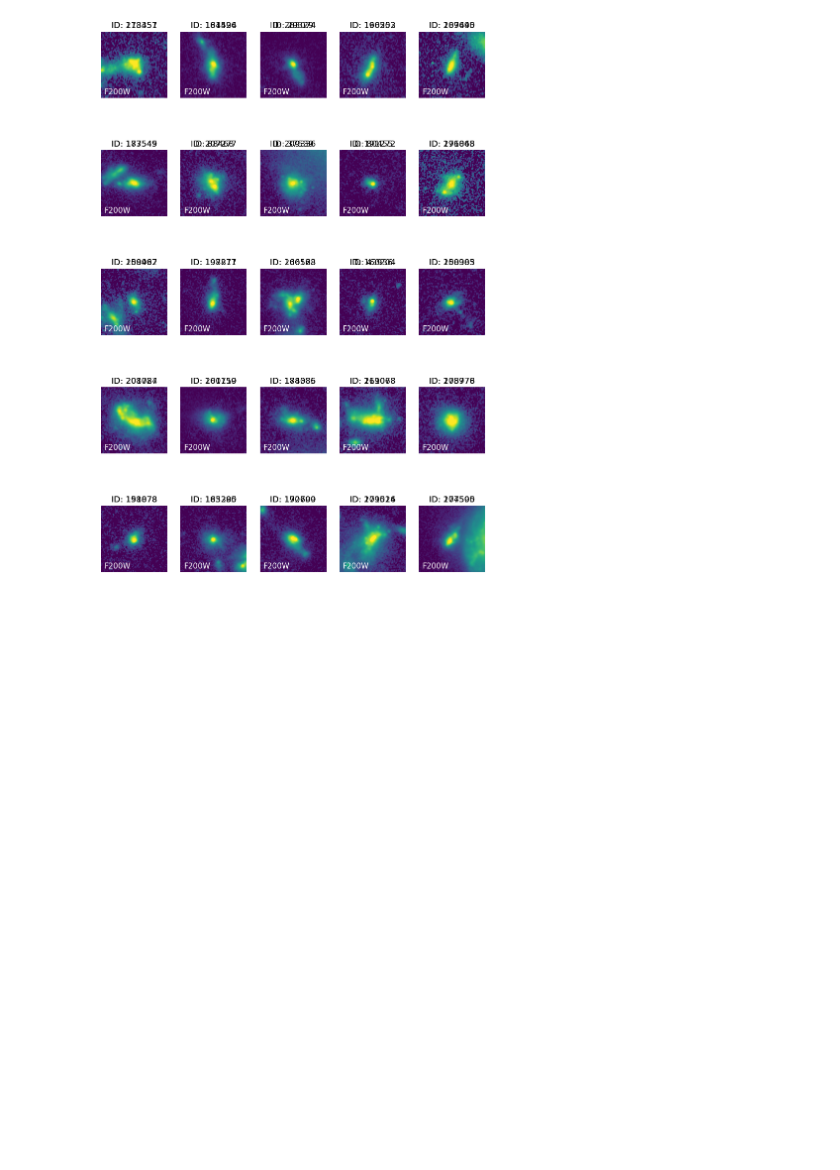
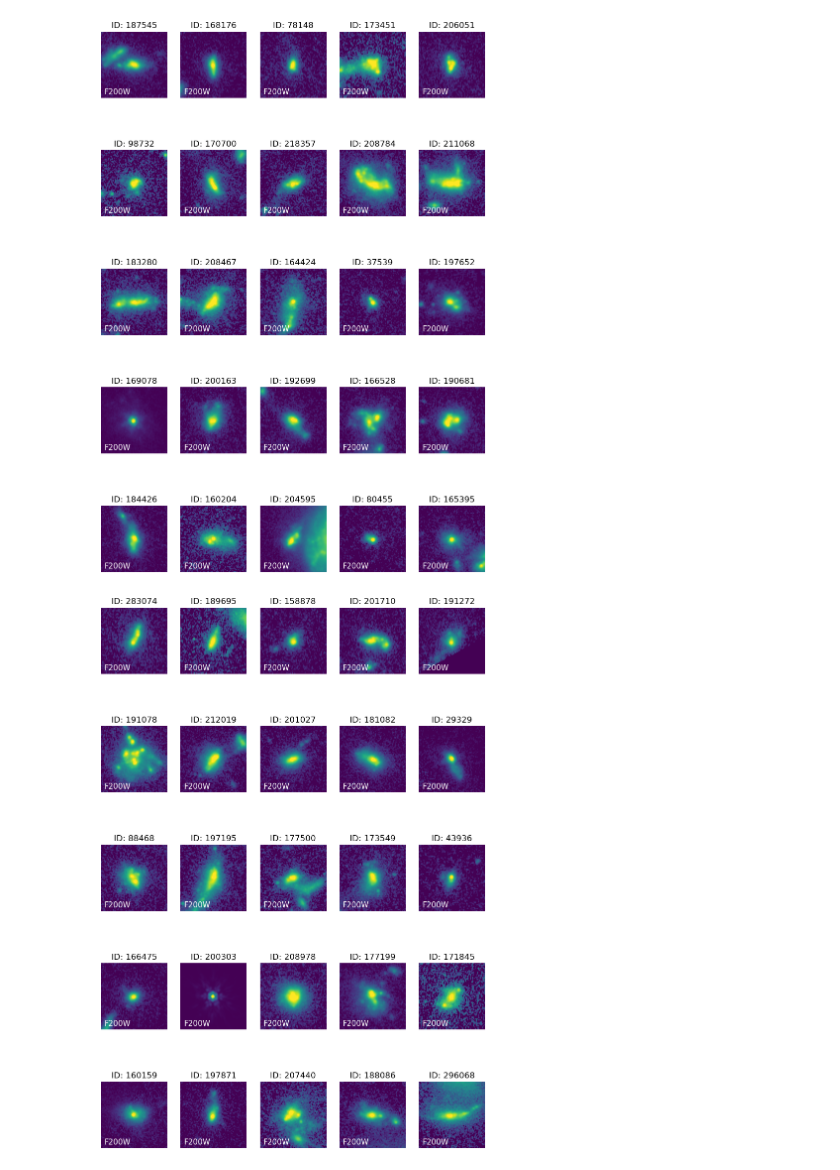
Before and after one commit to nakgyal/TFM, a Jupyter notebook: visual_classification_training.ipynb, the cells around one changed output. Cells and saved outputs as stored; diff of their text form; code cells hidden in the pictures; blank space fills up the shorter version.

```diff
--- a/visual_classification_training.ipynb
+++ b/visual_classification_training.ipynb
@@ -106,36 +106,38 @@ with PdfPages(res_dir+f'gal_cutouts_F200W.pdf') as pdf:
     pdf.savefig(bbox_inches="tight")
 
     n=0
+    fig=plt.figure(figsize=(10,15))
 
     for file in cuts[25:50]:
         n=n+1
         ax = fig.add_subplot(5,5,n)
 
         #data from file:
         image=f"{file}"
         hdu_image=fits.open(image)
 
         #data to put in text:
         gid=new_table['ID'][it]
 
         #normalization of data:
         img_max=0.6*np.max(hdu_image[1].data)
         norm = simple_norm(hdu_image[1].data, 'log', log_a=70, min_cut=0, max_cut=img_max)
 
         #plotting figures:
         ax.axis('off')
         ax.set_title(f'ID: {gid}')
         ax.imshow(hdu_image[1].data, origin='lower', cmap='viridis', norm=norm)
 
         #text:
         text_kwargs = dict(ha='left', va='top', fontsize=11, color='white')
         ax.text(0.05, 0.15, f'F200W', transform=ax.transAxes, **text_kwargs)
 
         it=it+1
 
     pdf.savefig(bbox_inches="tight")
 # %% [output]
-[figure, old version]
+[figure, new version]
+[figure, added]
 # %%
 #F444W filter:
 %run make_postage_stamps.py --infile observations/JWST_filters/hlsp_jades_jwst_nircam_goods-s-deep_f444w_v2.0_drz.fits --coordfile results/visual_classification_training/random_sample.ecsv --xycut 2 --overwrite True
```
Also changed, not shown: parts of 2 cells of this notebook, 10 other files.
